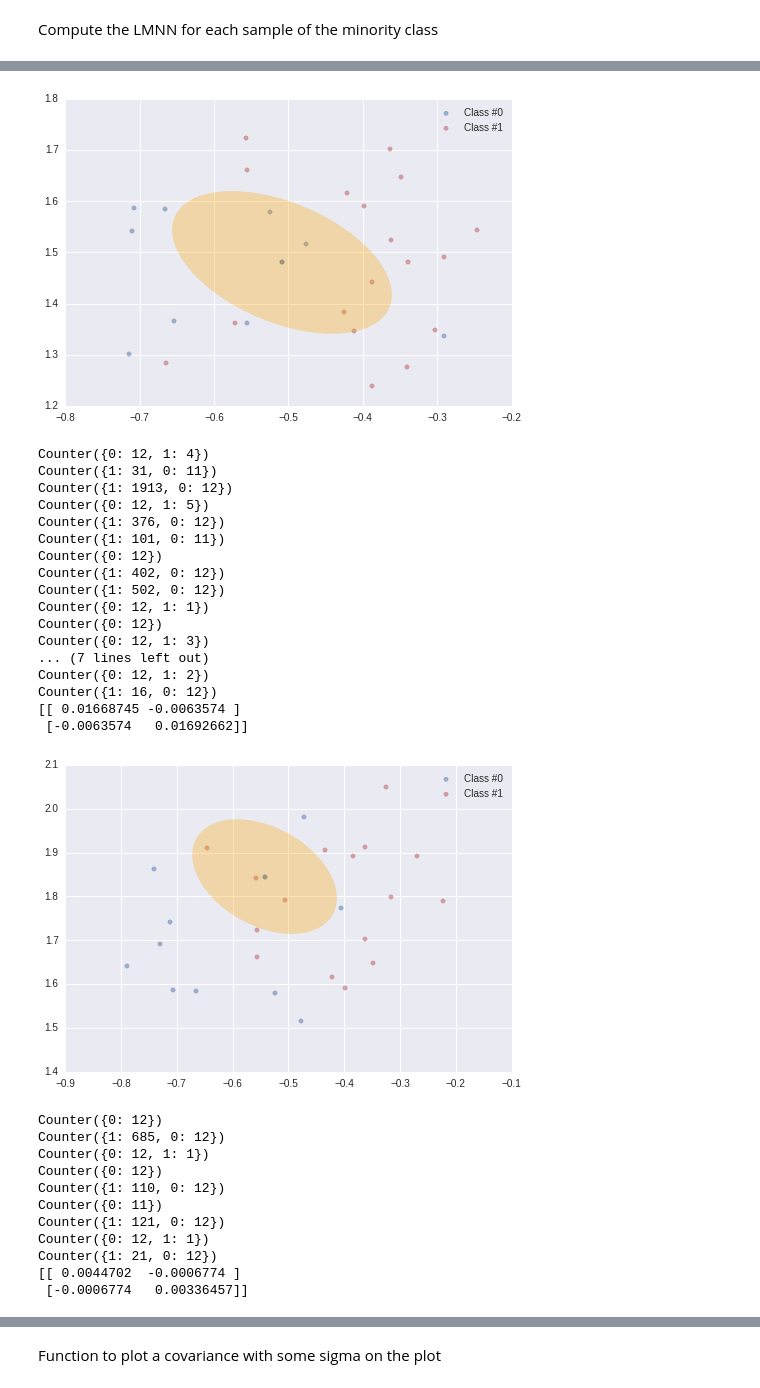
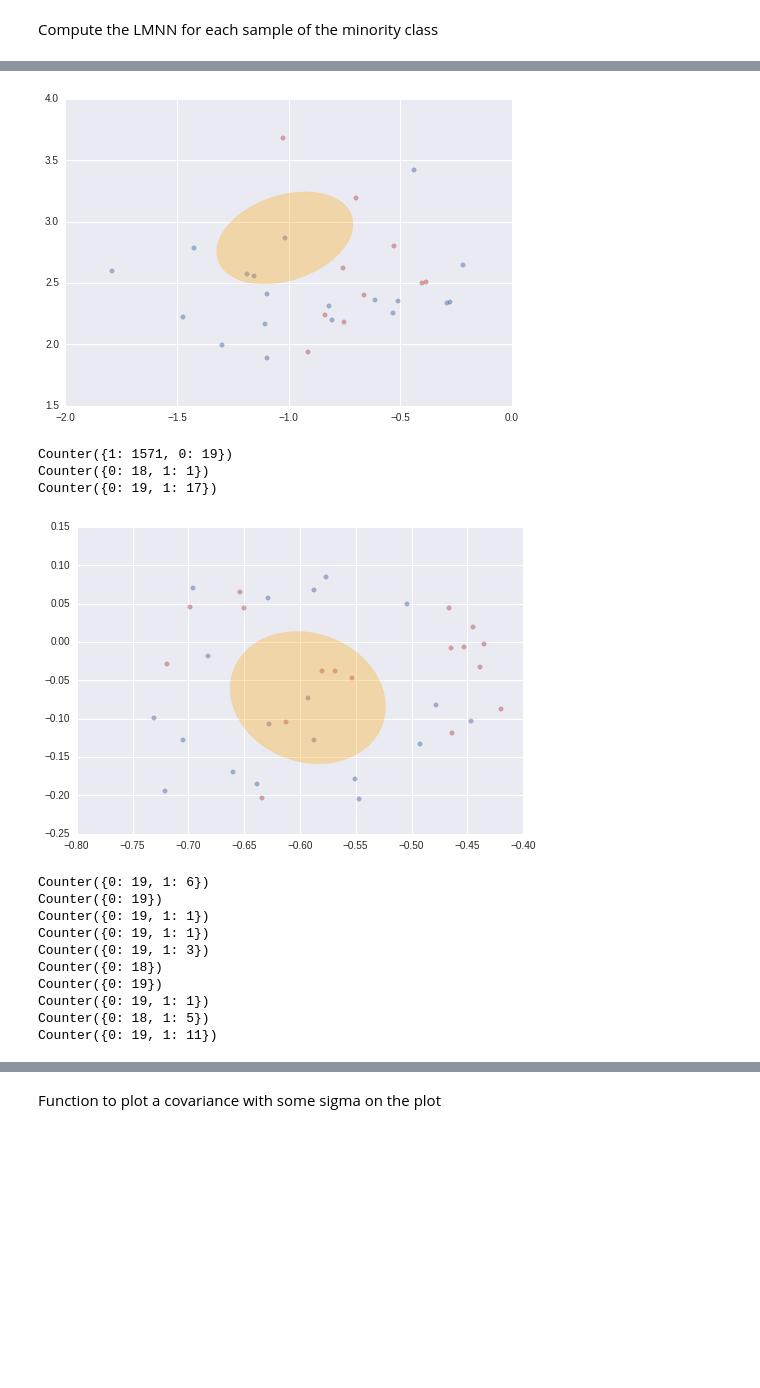
Before and after one commit to I2Cvb/prostate, a Jupyter notebook: notebook/imbalancing-thinkbook.ipynb, the cells around one changed output, grey strips where cells are left out. Drawn from its saved outputs; the diff is of its cells as text; code cells hidden in the pictures; blank space fills up the shorter version.

```diff
--- a/notebook/imbalancing-thinkbook.ipynb
+++ b/notebook/imbalancing-thinkbook.ipynb
@@ -60,7 +60,7 @@ idx_maj_class = np.ravel(np.nonzero(y == label_maj_class))
 
 from sklearn.neighbors import NearestNeighbors
 
-neighbours_required = 11
+neighbours_required = 19
 
 # Create an object NN only for the minority class
 min_class_NN = NearestNeighbors(n_neighbors=neighbours_required, metric='l2', n_jobs=-1)
@@ -71,7 +71,7 @@ max_class_NN = NearestNeighbors(n_neighbors=neighbours_required, metric='l2', n_
 max_class_NN.fit(x[idx_maj_class, :], y[idx_maj_class])
 
 # Create an object NN for the whole dataset
-data_NN = NearestNeighbors(n_neighbors=3, metric='l2',n_jobs=-1)
+data_NN = NearestNeighbors(n_neighbors=1, metric='l2',n_jobs=-1)
 data_NN.fit(x, y)
 
 # Compute all the distance of the k-NN on the minority class on the original data for the point of the minority class
@@ -93,8 +93,12 @@ max_dist = dist_min.copy()
 s_considers = []
 for s, d, tmpi in zip(x[idx_min_class], max_dist, idx_min_class):
     dist, ind = data_NN.radius_neighbors(X=np.atleast_2d(s), radius=d)
-    a = np.append(ind[0], tmpi)
-    s_considers.append(a[::-1])
+    a = ind[0]
+    # Move to the first position the index of interest
+    idxint = np.nonzero(a==tmpi)
+    a[idxint] = a[0]
+    a[0] = tmpi
+    s_considers.append(a)
 
 from metric_learn import LMNN
 
@@ -102,32 +106,31 @@ cov_mat = []
 idx_cons = []
 for s in s_considers:
     # Extract the interesting data
-    x_s = x[s, :]
-    y_s = y[s]
+    x_s = x[np.ravel(s), :]
+    y_s = y[np.ravel(s)]
 
     # Check if there is any imposter
     stat = Counter(y_s)
     print stat
 
     if (len(stat) > 1):
-        if (stat[label_min_class] < stat[label_maj_class]):
+        if (stat[label_min_class] > stat[label_maj_class]):
             #print (stat[label_maj_class] / stat[label_min_class])
-            if ((stat[label_maj_class] / stat[label_min_class]) <= 1 ):
+            if ((float(stat[label_min_class]) / float(stat[label_maj_class])) > 1 and
+                (float(stat[label_min_class]) / float(stat[label_maj_class])) < 2):
                 # Fit the LMNN for these data
                 #s_lmnn = LMNN(k=stat[label_min_class], convergence_tol=1e-9, max_iter=5000)
-                s_lmnn = LMNN(k=1, convergence_tol=1e-9, max_iter=2000)
+                s_lmnn = LMNN(k=1, convergence_tol=1e-9, min_iter=5000, max_iter=5000)
                 s_lmnn.fit(x_s, y_s)
 
-                figure,axis = plt.subplots(1,1)
+                figure, axis = plt.subplots(1,1)
                 plt.scatter(x_s[y_s==0, 0], x_s[y_s==0, 1], label="Class #0", alpha=0.5,
                 edgecolor=almost_black, facecolor=palette[0], linewidth=0.15)
                 plt.scatter(x_s[y_s==1, 0], x_s[y_s==1, 1], label="Class #1", alpha=0.5,
                 edgecolor=almost_black, facecolor=palette[2], linewidth=0.15)
                 cm = np.matrix(s_lmnn.metric())
-                print np.matrix(cm).I
                 elli = make_covariance_ellipse(np.matrix(cm).I, x_s[0])
                 axis.add_artist(elli)
-                plt.legend()
                 plt.show()
 
                 # Store the covariance matrix
@@ -135,7 +138,7 @@ for s in s_considers:
                 idx_cons.append(True)
             else:
                 cov_mat.append(np.ma.cov(x_s.T))
-                idx_cons.append(True)
+                idx_cons.append(False)
         else:
             cov_mat.append(np.ma.cov(x_s.T))
             idx_cons.append(False)
@@ -183,30 +173,15 @@ Counter({1: 18, 0: 11})
-[figure, old version]
+[figure, new version]
-Counter({0: 12, 1: 4})
-Counter({1: 31, 0: 11})
-Counter({1: 1913, 0: 12})
-Counter({0: 12, 1: 5})
-Counter({1: 376, 0: 12})
-Counter({1: 101, 0: 11})
-Counter({0: 12})
-Counter({1: 402, 0: 12})
-Counter({1: 502, 0: 12})
-Counter({0: 12, 1: 1})
-Counter({0: 12})
-Counter({0: 12, 1: 3})
-... (7 lines left out)
-Counter({0: 12, 1: 2})
-Counter({1: 16, 0: 12})
-[[ 0.01668745 -0.0063574 ]
- [-0.0063574   0.01692662]]
+Counter({1: 1571, 0: 19})
+Counter({0: 18, 1: 1})
+Counter({0: 19, 1: 17})
-[figure, old version]
+[figure, new version]
-Counter({0: 12})
-Counter({1: 685, 0: 12})
-Counter({0: 12, 1: 1})
-Counter({0: 12})
-Counter({1: 110, 0: 12})
-Counter({0: 11})
-Counter({1: 121, 0: 12})
-Counter({0: 12, 1: 1})
-Counter({1: 21, 0: 12})
-[[ 0.0044702  -0.0006774 ]
- [-0.0006774   0.00336457]]
+Counter({0: 19, 1: 6})
+Counter({0: 19})
+Counter({0: 19, 1: 1})
+Counter({0: 19, 1: 1})
+Counter({0: 19, 1: 3})
+Counter({0: 18})
+Counter({0: 19})
+Counter({0: 19, 1: 1})
+Counter({0: 18, 1: 5})
+Counter({0: 19, 1: 11})
```
Also changed, not shown: parts of 7 cells of this notebook.
